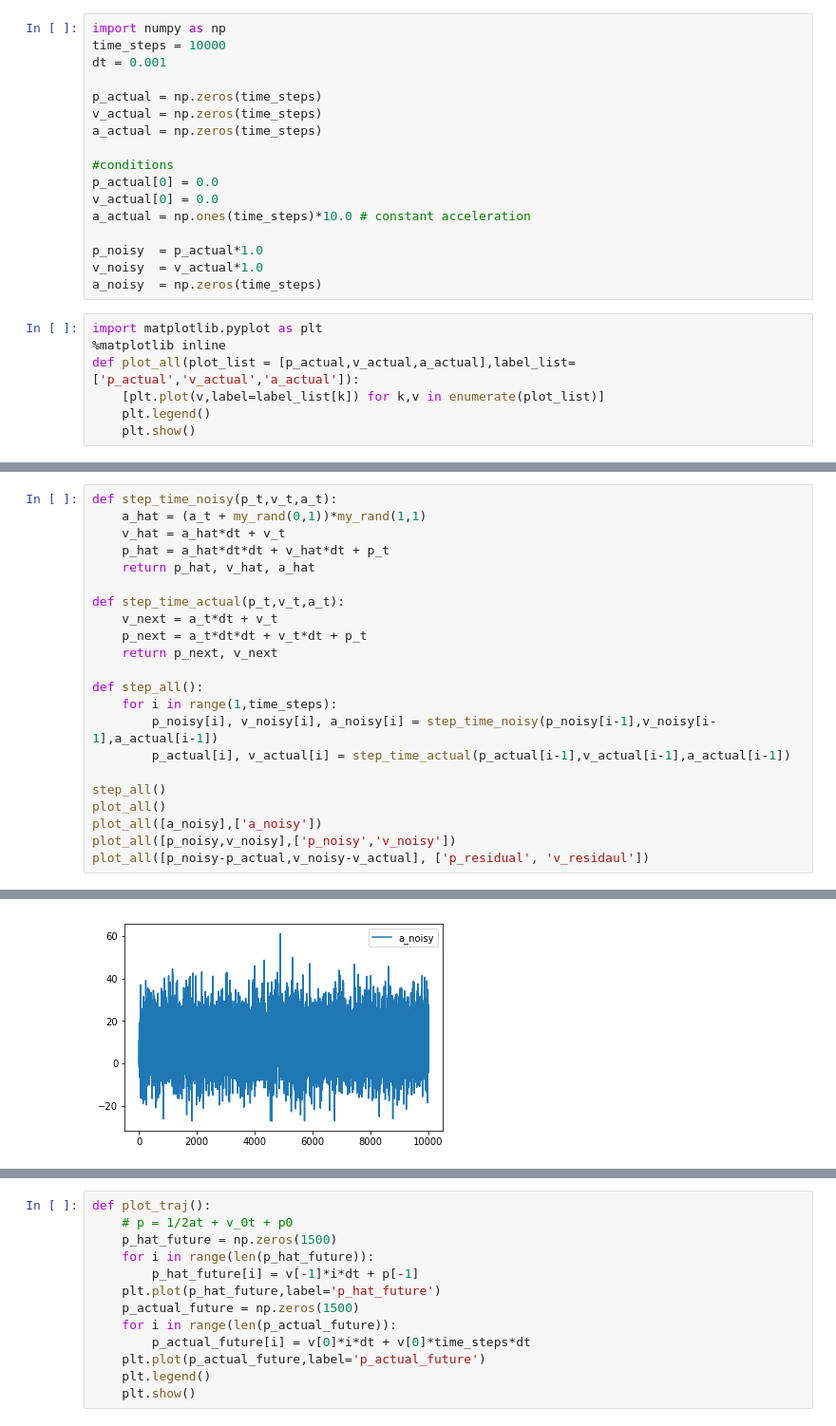
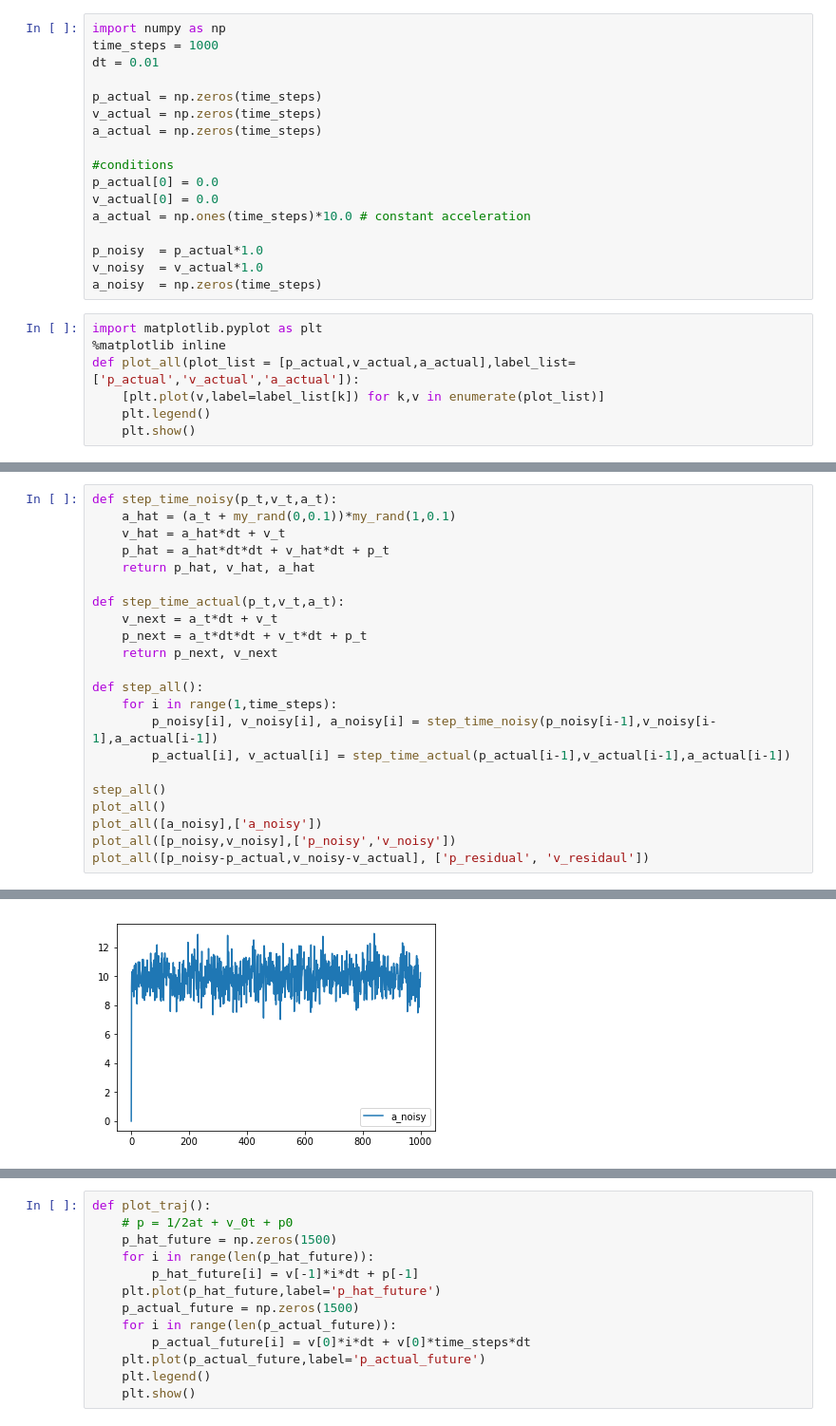
Before and after one commit to peteflorence/analysis-nanomap, a Jupyter notebook: Integrating noise.ipynb, the cells around one changed output, grey strips where cells are left out. Shown at 95% size. Saved outputs shown, nothing was run; the diff lists cells and outputs as text.

```diff
--- a/Integrating noise.ipynb
+++ b/Integrating noise.ipynb
@@ -1,7 +1,7 @@
 # %%
 import numpy as np
-time_steps = 10000
-dt = 0.001
+time_steps = 1000
+dt = 0.01
 
 p_actual = np.zeros(time_steps)
 v_actual = np.zeros(time_steps)
@@ -31,6 +31,6 @@ def my_rand(mu,sigma):
 # %%
 def step_time_noisy(p_t,v_t,a_t):
-    a_hat = (a_t + my_rand(0,1))*my_rand(1,1)
+    a_hat = (a_t + my_rand(0,0.1))*my_rand(1,0.1)
     v_hat = a_hat*dt + v_t
     p_hat = a_hat*dt*dt + v_hat*dt + p_t
     return p_hat, v_hat, a_hat
@@ -55 +55 @@ plot_all([p_noisy-p_actual,v_noisy-v_actual], ['p_residual', 'v_residaul'])
-[figure, old version]
+[figure, new version]
```
Also changed, not shown: parts of 2 cells of this notebook.
